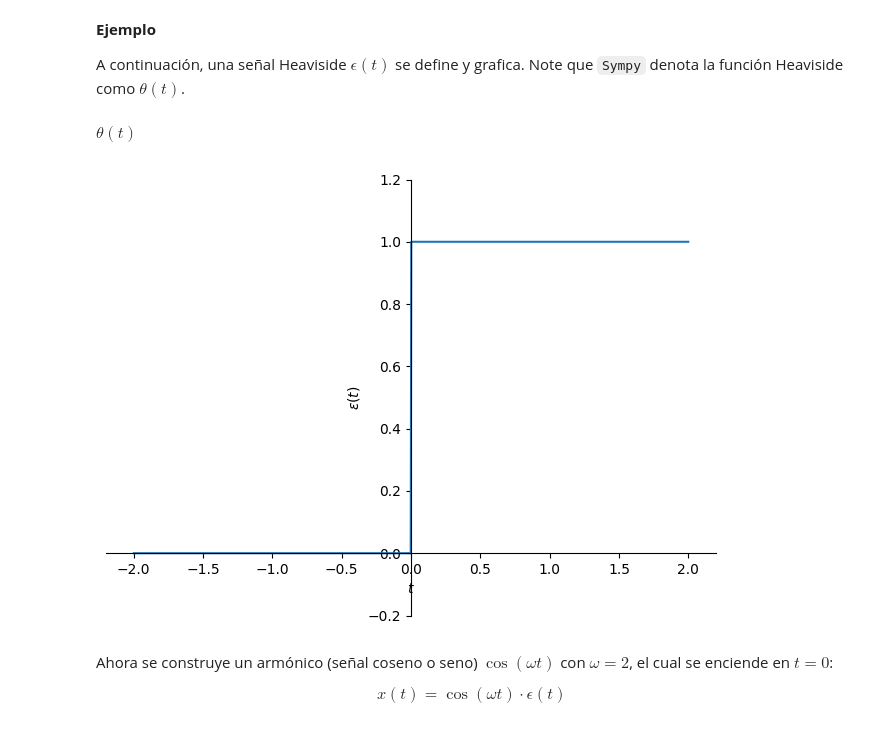
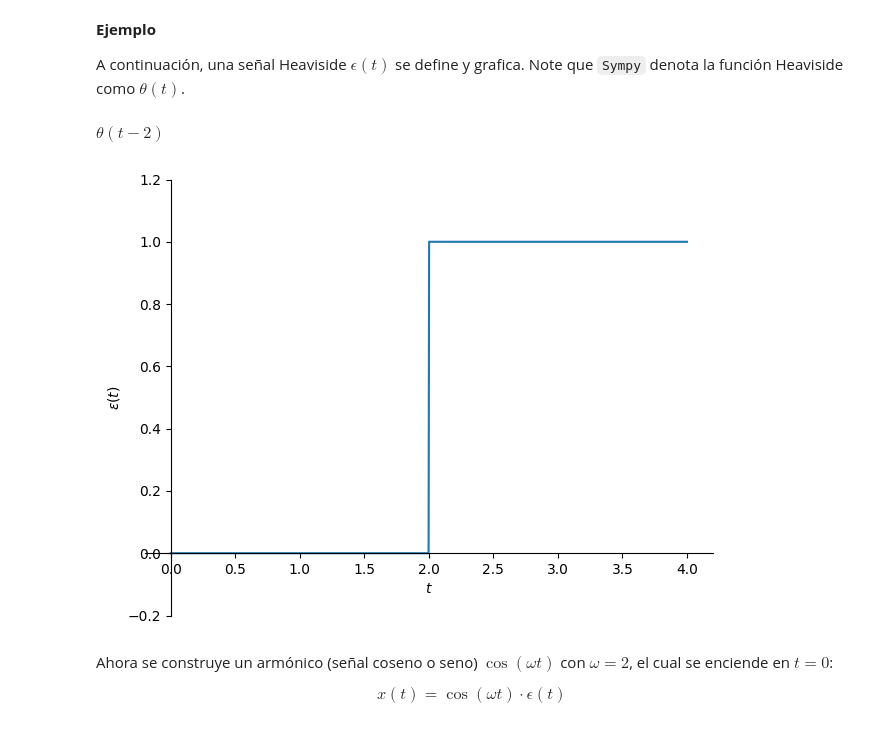
Before and after one commit to jomendietad/SenalesYSistemas, a Jupyter notebook: Ejercicio2SyS.ipynb, the cells around one changed output. Cells and saved outputs as stored; diff of their text form; code cells hidden in the pictures.

```diff
--- a/Ejercicio2SyS.ipynb
+++ b/Ejercicio2SyS.ipynb
@@ -214,14 +214,14 @@ El escalón y el delta se relacionan mediante la siguiente expresión:
 
 A continuación, una señal Heaviside $\epsilon(t)$ se define y grafica. Note que `Sympy` denota la función Heaviside como $\theta(t)$.
 # %%
-step = sym.Heaviside(t)#función escalón en sympy
+step = sym.Heaviside(t-2)#función escalón en sympy
 step
 # %% [output]
-$\displaystyle \theta\left(t\right)$
+$\displaystyle \theta\left(t - 2\right)$
 # %%
-sym.plot(step, (t, -2, 2), ylim=[-0.2, 1.2], ylabel=r'$\epsilon(t)$');
+sym.plot(step, (t, 0, 4), ylim=[-0.2, 1.2], ylabel=r'$\epsilon(t)$');
 # %% [output]
-[figure, old version]
+[figure, new version]
 # %% [markdown]
 Ahora se construye un armónico (señal coseno o seno) $\cos(\omega t)$ con $\omega=2$, el cual se enciende en $t=0$:
 
```
Also changed, not shown: parts of 15 cells of this notebook.
